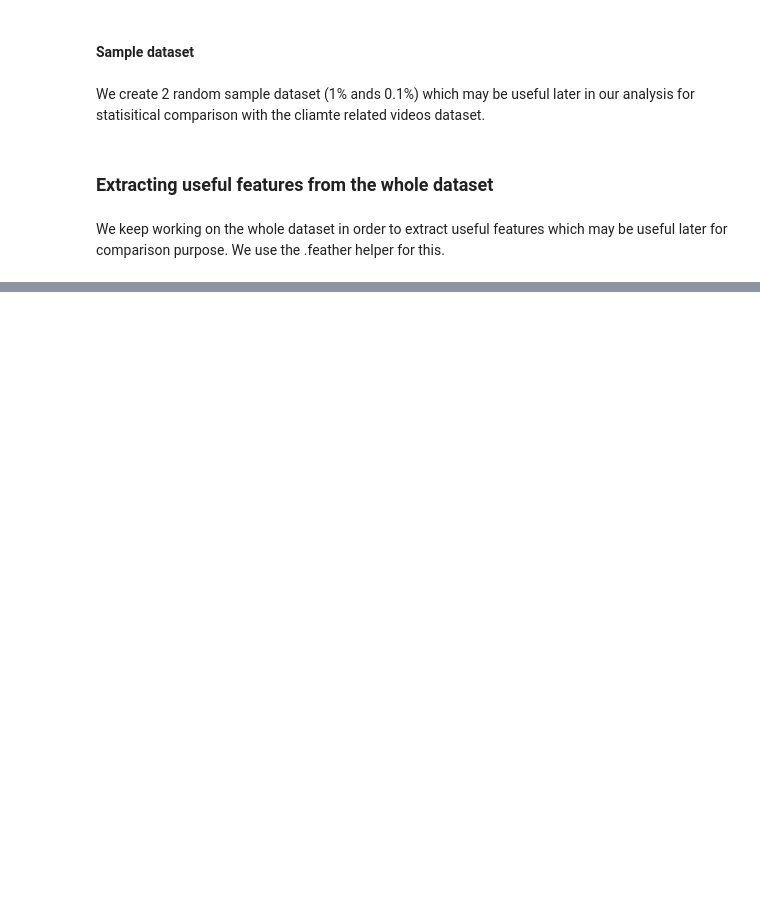
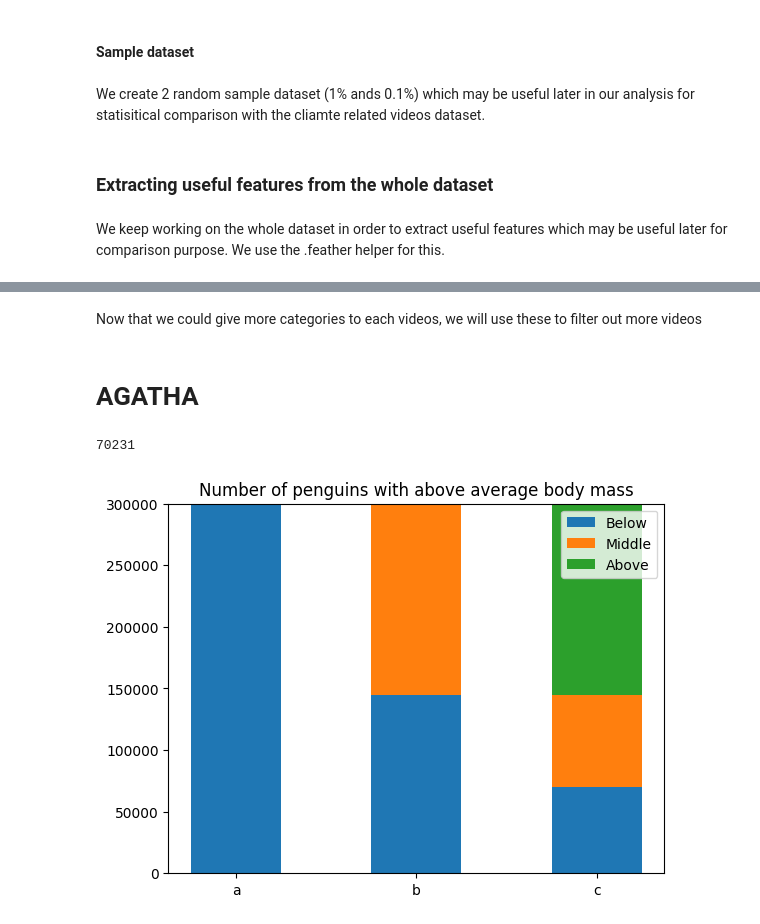
Before and after one commit to agatha-duzan/ada-2023-project-fadamily, a Jupyter notebook: new_main.ipynb, the cells around one changed output, grey strips where cells are left out. Cells and saved outputs as stored; diff of their text form; code cells hidden in the pictures; blank space fills up the shorter version.

```diff
--- a/new_main.ipynb
+++ b/new_main.ipynb
@@ -106,0 +114,5 @@ video_count_by_cat.to_json("data/nb_videos_by_cat.jsonl", orient="records", line
+# %%
+coarse_filter_climate_videos_path = "data/climate_videos.jsonl"
+coarse_filter_climate_videos = pd.read_json(coarse_filter_climate_videos_path, lines=True)
+nb_coarse_climate_videos = coarse_filter_climate_videos.shape[0]
+print(f"Number of climate related videos {nb_coarse_climate_videos}")
@@ -106,0 +131,37 @@ video_count_by_cat.to_json("data/nb_videos_by_cat.jsonl", orient="records", line
+# %% [markdown]
+Now that we could give more categories to each videos, we will use these to filter out more videos
+# %% [markdown]
+# AGATHA
+# %%
+final_filter_climate_videos_path = "data/climate_videos_v3.jsonl"
+climate_videos_df = pd.read_json(final_filter_climate_videos_path, lines=True)
+nb_climate_videos = climate_videos_df.shape[0]
+# %% [output]
+70231
+# %%
+nb_videos_plotting = 300000
+non_climate_videos = nb_videos_plotting - nb_coarse_climate_videos
+non_accurately_classified = nb_coarse_climate_videos - nb_climate_videos
+accurate_non_climate_videos = nb_videos_plotting - nb_climate_videos - non_accurately_classified
+
+species = ('a','b','c')
+weight_counts = {
+    "Below": [nb_videos_plotting, nb_coarse_climate_videos, nb_climate_videos],
+    "Middle": [0, non_climate_videos, non_accurately_classified],
+    "Above": [0, 0, accurate_non_climate_videos]
+}
+width = 0.5
+
+fig, ax = plt.subplots()
+bottom = np.zeros(3)
+
+for boolean, weight_count in weight_counts.items():
+    p = ax.bar(species, weight_count, width, label=boolean, bottom=bottom)
+    bottom += weight_count
+
+ax.set_title("Number of penguins with above average body mass")
+ax.legend(loc="upper right")
+
+plt.show()
+# %% [output]
+[figure, added]
```
Also changed, not shown: parts of 10 cells of this notebook, 2 other files.
